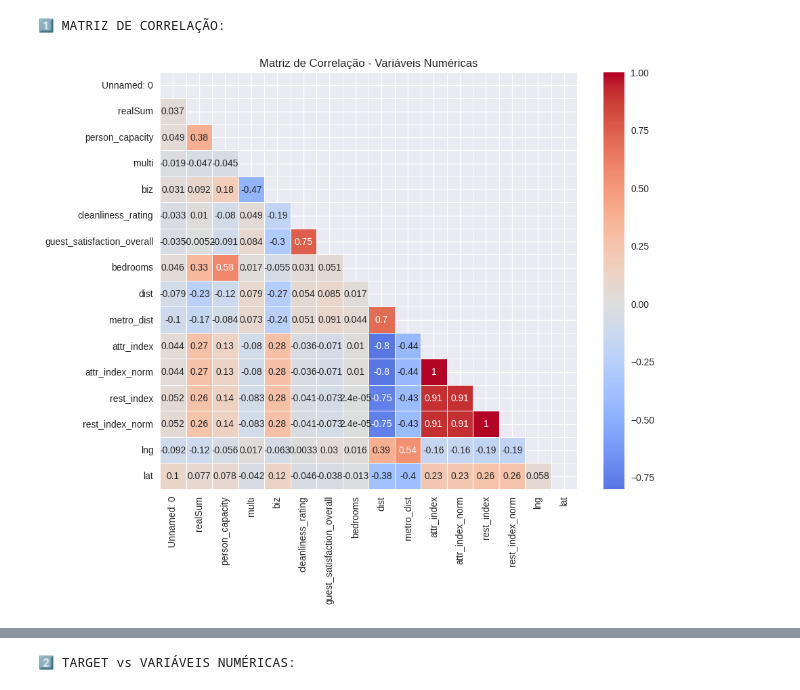
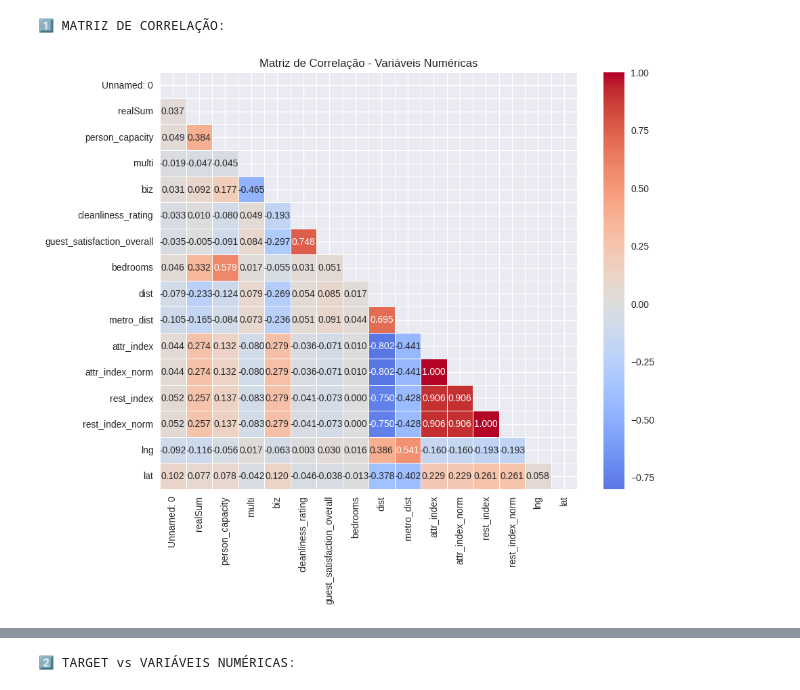
Before and after one commit to lumariosf/airbnb-price-prediction, a Jupyter notebook: notebooks/london/01_EDA_weekends..ipynb, the cells around one changed output, grey strips where cells are left out. Cells and saved outputs as stored; diff of their text form; code cells hidden in the pictures.

```diff
--- a/notebooks/london/01_EDA_weekends..ipynb
+++ b/notebooks/london/01_EDA_weekends..ipynb
@@ -396,13 +368,19 @@ correlation_matrix = df[numeric_vars].corr()
 # %%
 # Visualizar heatmap
 plt.figure(figsize=(10, 8))
 mask = np.triu(np.ones_like(correlation_matrix, dtype=bool))
-sns.heatmap(correlation_matrix, mask=mask, annot=True, cmap='coolwarm',
-            center=0, square=True, linewidths=0.5)
+sns.heatmap(correlation_matrix,
+            mask=mask,
+            annot=True,
+            cmap='coolwarm',
+            center=0,
+            square=True,
+            linewidths=0.5,
+            fmt=".3f",)
 plt.title('Matriz de Correlação - Variáveis Numéricas')
 plt.show()
 # %% [output]
-[figure, old version]
+[figure, new version]
 # %%
 # Identificar correlações fortes
 strong_corr = []
```
Also changed, not shown: parts of 12 cells of this notebook, 12 other files.
